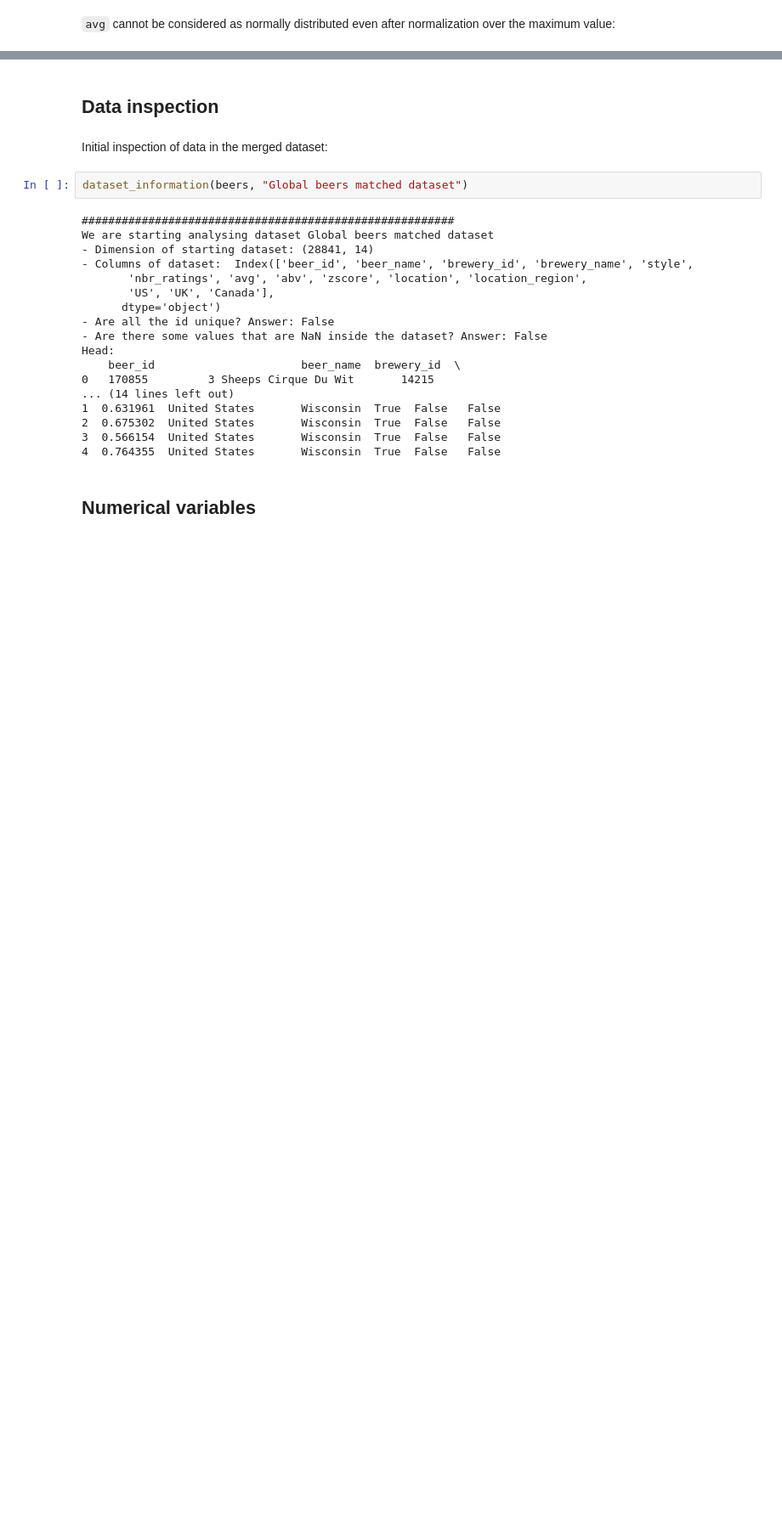
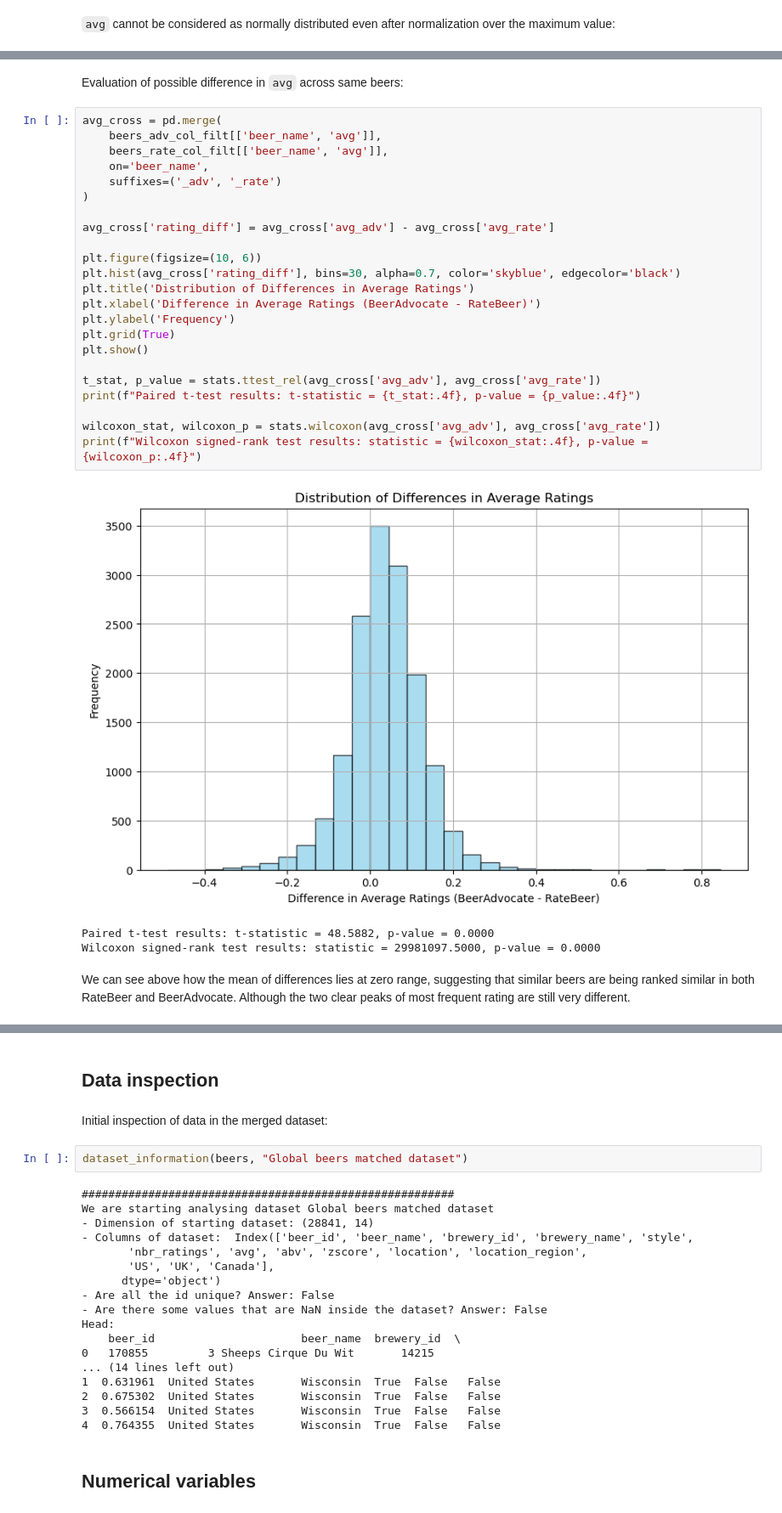
Before and after one commit to epfl-ada/ada-2024-project-mediterranean, a Jupyter notebook: beers_analysis.ipynb, the cells around one changed output, grey strips where cells are left out. Shown at 85% size. Saved outputs shown, nothing was run; the diff lists cells and outputs as text; blank space fills up the shorter version.

```diff
--- a/beers_analysis.ipynb
+++ b/beers_analysis.ipynb
@@ -262,0 +304,31 @@ Now lets merge all beers in a single dataset taking into account possible duplic
+# %% [markdown]
+Evaluation of possible difference in `avg` across same beers:
+# %%
+avg_cross = pd.merge(
+    beers_adv_col_filt[['beer_name', 'avg']],
+    beers_rate_col_filt[['beer_name', 'avg']],
+    on='beer_name',
+    suffixes=('_adv', '_rate')
+)
+
+avg_cross['rating_diff'] = avg_cross['avg_adv'] - avg_cross['avg_rate']
+
+plt.figure(figsize=(10, 6))
+plt.hist(avg_cross['rating_diff'], bins=30, alpha=0.7, color='skyblue', edgecolor='black')
+plt.title('Distribution of Differences in Average Ratings')
+plt.xlabel('Difference in Average Ratings (BeerAdvocate - RateBeer)')
+plt.ylabel('Frequency')
+plt.grid(True)
+plt.show()
+
+t_stat, p_value = stats.ttest_rel(avg_cross['avg_adv'], avg_cross['avg_rate'])
+print(f"Paired t-test results: t-statistic = {t_stat:.4f}, p-value = {p_value:.4f}")
+
+wilcoxon_stat, wilcoxon_p = stats.wilcoxon(avg_cross['avg_adv'], avg_cross['avg_rate'])
+print(f"Wilcoxon signed-rank test results: statistic = {wilcoxon_stat:.4f}, p-value = {wilcoxon_p:.4f}")
+# %% [output]
+[figure, added]
+Paired t-test results: t-statistic = 48.5882, p-value = 0.0000
+Wilcoxon signed-rank test results: statistic = 29981097.5000, p-value = 0.0000
+# %% [markdown]
+We can see above how the mean of differences lies at zero range, suggesting that similar beers are being ranked similar in both RateBeer and BeerAdvocate. Although the two clear peaks of most frequent rating are still very different.
```
Also changed, not shown: parts of 33 cells of this notebook, 2 other files.
